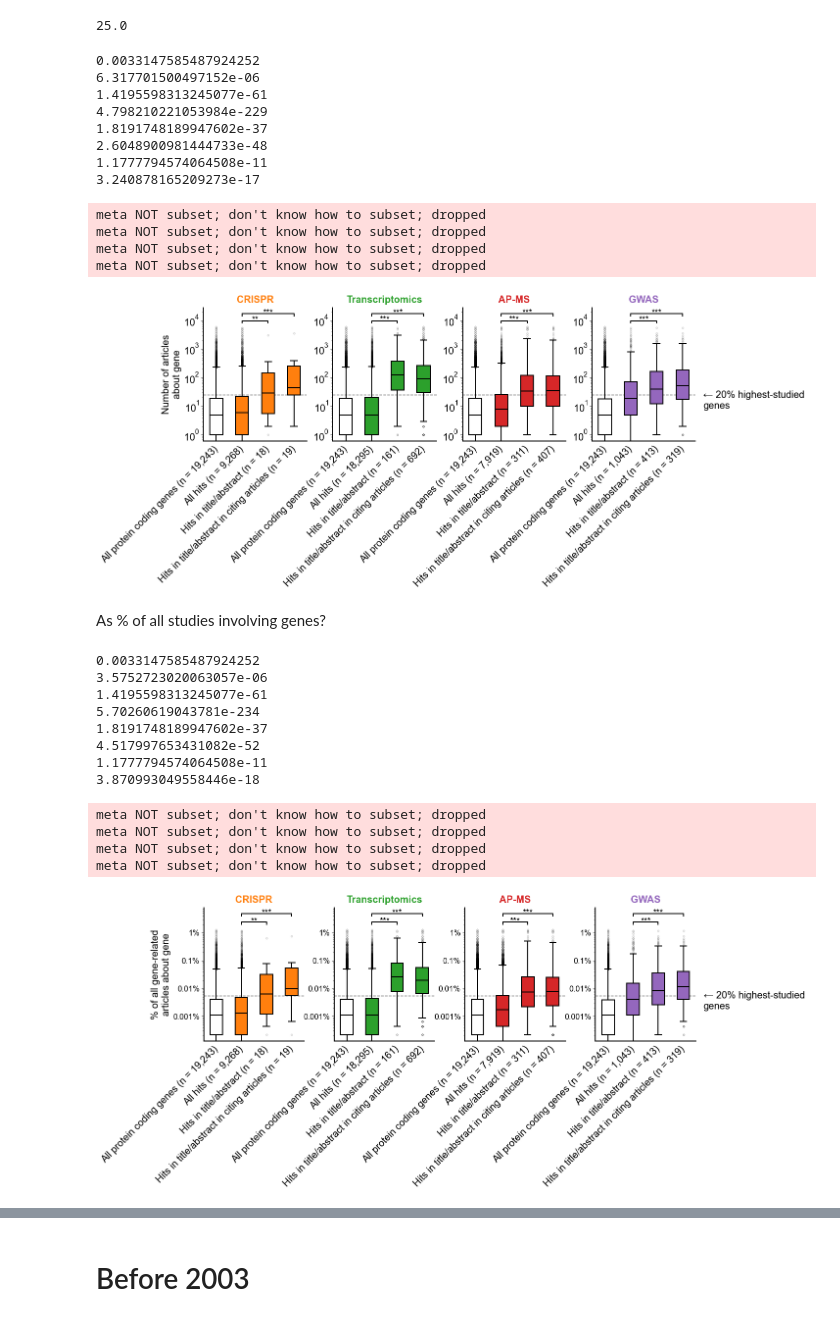
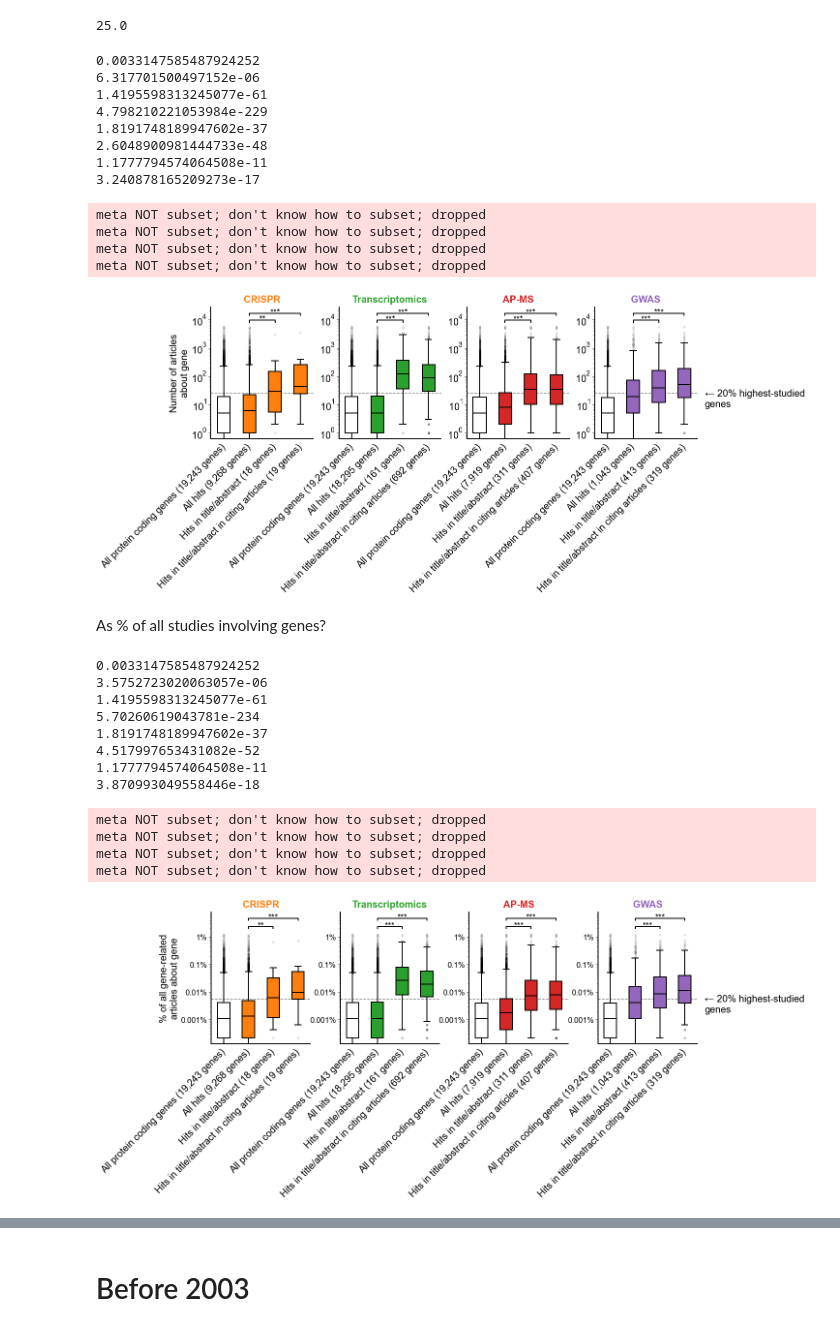
Before and after one commit to amarallab/fmug_analysis, a Jupyter notebook: notebooks/230825_filter_figure.ipynb, the cells around one changed output, grey strips where cells are left out. Drawn from its saved outputs; the diff is of its cells as text; code cells hidden in the pictures.

Commit message:
Updated filter figures

```diff
--- a/notebooks/230825_filter_figure.ipynb
+++ b/notebooks/230825_filter_figure.ipynb
@@ -444,7 +444,7 @@ def plot_boxplot(ax, hit_type='transcriptomics',
                           'Hits in title/abstract in citing articles']
 
     for ii in range(4):
-        x_tick_labels[ii] = x_tick_labels[ii] + ' (n = ' + '{:,}'.format(len(data[ii])) + ')'
+        x_tick_labels[ii] = x_tick_labels[ii] + ' (' + '{:,}'.format(len(data[ii])) + ' genes)'
 
     ax.set_xticks(ticks = [0,1,2,3],
                   labels=x_tick_labels)
@@ -468,34 +468,34 @@ for ax in axes:
     ax.set_yscale('log')
     #ax.set_ylim([-1,1000])
     ax.tick_params(axis='both', labelsize=20, bottom=False)
     ax.tick_params(axis='y', length=5, which='major')
     ax.tick_params(axis='y', length=3, which='minor')
     ax.tick_params(axis='x', pad=10)
     ax.spines['right'].set_visible(False)
     ax.spines['top'].set_visible(False)
     [ax.spines[i].set_linewidth(2) for i in ax.spines]
     ax.set_xticklabels(labels=ax.xaxis.get_ticklabels(),
                              rotation=45, ha='right', va='center', rotation_mode='anchor')
 
 plt.savefig('../img/horizontal_filter_figure.png', dpi=300, bbox_inches='tight')
 plt.savefig('../img/horizontal_filter_figure.pdf', bbox_inches='tight')
 
 export.image('general', p='figures/horizontal_filter_figure.pdf', date=True)
 export.raster_image('general', p='figures/horizontal_filter_figure.png', date=True, dpi=600)
 # %% [output]
 0.0033147585487924252
 6.317701500497152e-06
 1.4195598313245077e-61
 4.798210221053984e-229
 1.8191748189947602e-37
 2.6048900981444733e-48
 1.1777794574064508e-11
 3.240878165209273e-17
 meta NOT subset; don't know how to subset; dropped
 meta NOT subset; don't know how to subset; dropped
 meta NOT subset; don't know how to subset; dropped
 meta NOT subset; don't know how to subset; dropped
-[figure, old version]
+[figure, new version]
 # %% [markdown]
 As % of all studies involving genes?
 # %%
@@ -584,7 +584,7 @@ def plot_boxplot(ax, hit_type='transcriptomics',
                           'Hits in title/abstract in citing articles']
 
     for ii in range(4):
-        x_tick_labels[ii] = x_tick_labels[ii] + ' (n = ' + '{:,}'.format(len(data[ii])) + ')'
+        x_tick_labels[ii] = x_tick_labels[ii] + ' (' + '{:,}'.format(len(data[ii])) + ' genes)'
 
     ax.set_xticks(ticks = [0,1,2,3],
                   labels=x_tick_labels)
@@ -636,4 +636,4 @@ meta NOT subset; don't know how to subset; dropped
 meta NOT subset; don't know how to subset; dropped
 meta NOT subset; don't know how to subset; dropped
 meta NOT subset; don't know how to subset; dropped
-[figure, old version]
+[figure, new version]
```
Also changed, not shown: parts of 7 cells of this notebook, 11 other files.
